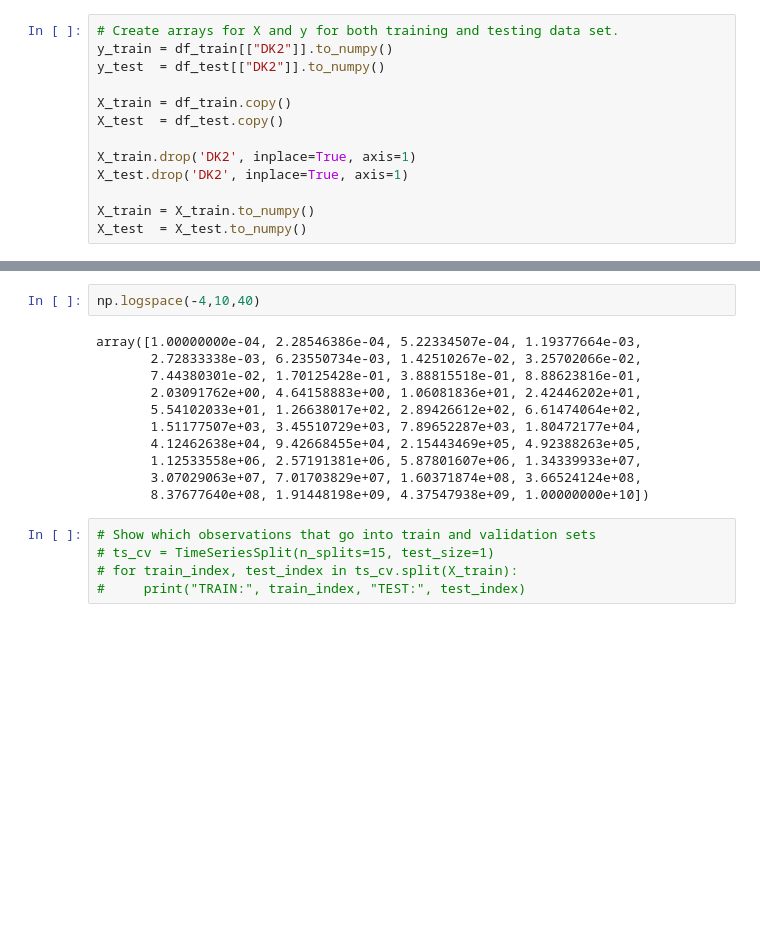
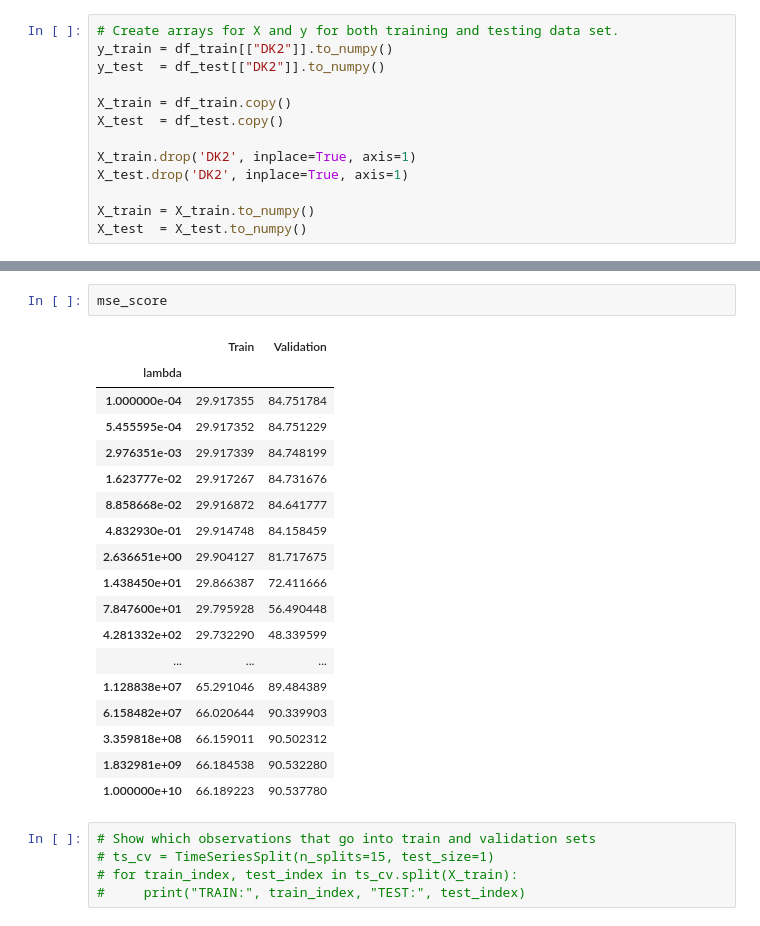
Before and after one commit to sjhpol/ISDS_arbejde, a Jupyter notebook: Exam/RIDGEreg copy.ipynb, the cells around one changed output, grey strips where cells are left out. Saved outputs shown, nothing was run; the diff lists cells and outputs as text; blank space fills up the shorter version.

```diff
--- a/Exam/RIDGEreg copy.ipynb
+++ b/Exam/RIDGEreg copy.ipynb
@@ -195,16 +184,24 @@ mse_score.plot(logx=True, logy=True, figsize=(10,6));
-# %%
-np.logspace(-4,10,40)
-# %% [output]
-array([1.00000000e-04, 2.28546386e-04, 5.22334507e-04, 1.19377664e-03,
-       2.72833338e-03, 6.23550734e-03, 1.42510267e-02, 3.25702066e-02,
-       7.44380301e-02, 1.70125428e-01, 3.88815518e-01, 8.88623816e-01,
-       2.03091762e+00, 4.64158883e+00, 1.06081836e+01, 2.42446202e+01,
-       5.54102033e+01, 1.26638017e+02, 2.89426612e+02, 6.61474064e+02,
-       1.51177507e+03, 3.45510729e+03, 7.89652287e+03, 1.80472177e+04,
-       4.12462638e+04, 9.42668455e+04, 2.15443469e+05, 4.92388263e+05,
-       1.12533558e+06, 2.57191381e+06, 5.87801607e+06, 1.34339933e+07,
-       3.07029063e+07, 7.01703829e+07, 1.60371874e+08, 3.66524124e+08,
-       8.37677640e+08, 1.91448198e+09, 4.37547938e+09, 1.00000000e+10])
+# %%
+mse_score
+# %% [output]
+|  | Train | Validation |
+| lambda |  |  |
+| 1.000000e-04 | 29.917355 | 84.751784 |
+| 5.455595e-04 | 29.917352 | 84.751229 |
+| 2.976351e-03 | 29.917339 | 84.748199 |
+| 1.623777e-02 | 29.917267 | 84.731676 |
+| 8.858668e-02 | 29.916872 | 84.641777 |
+| 4.832930e-01 | 29.914748 | 84.158459 |
+| 2.636651e+00 | 29.904127 | 81.717675 |
+| 1.438450e+01 | 29.866387 | 72.411666 |
+| 7.847600e+01 | 29.795928 | 56.490448 |
+| 4.281332e+02 | 29.732290 | 48.339599 |
+| ... | ... | ... |
+| 1.128838e+07 | 65.291046 | 89.484389 |
+| 6.158482e+07 | 66.020644 | 90.339903 |
+| 3.359818e+08 | 66.159011 | 90.502312 |
+| 1.832981e+09 | 66.184538 | 90.532280 |
+| 1.000000e+10 | 66.189223 | 90.537780 |
 # %%
 # Show which observations that go into train and validation sets
 # ts_cv = TimeSeriesSplit(n_splits=15, test_size=1)
```
Also changed, not shown: parts of 14 cells of this notebook, 3 other files.
